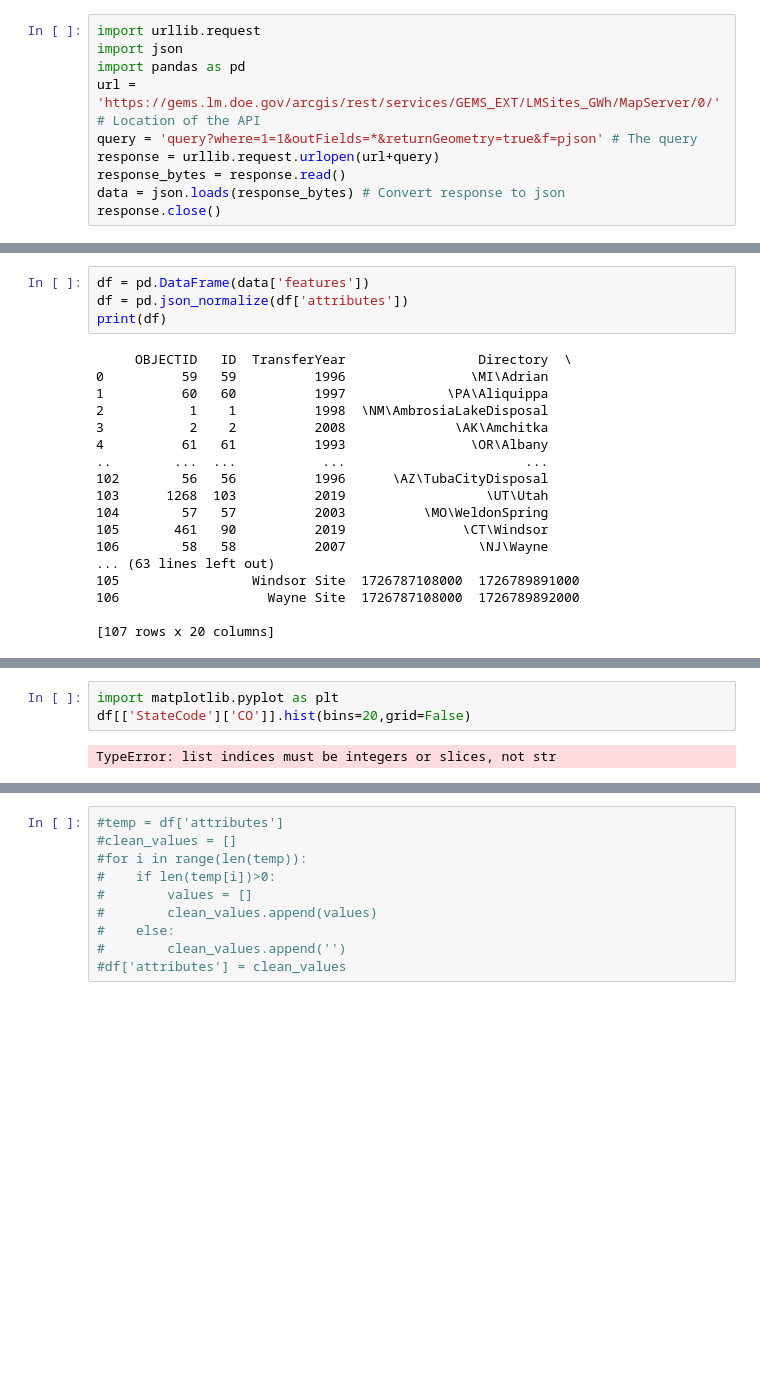
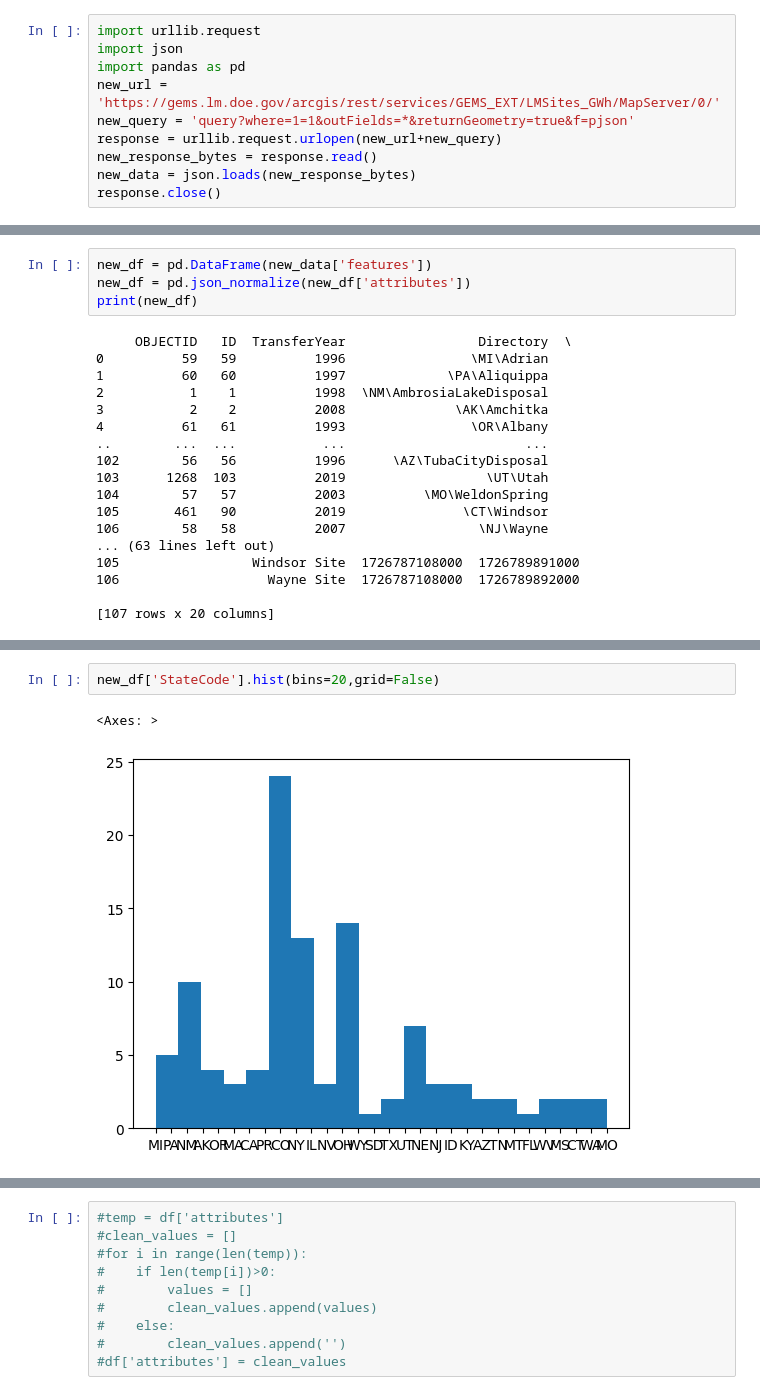
Before and after one commit to gffiveash/Labs, a Jupyter notebook: 01_api_calls/assignment_notebook.ipynb, the cells around one changed output, grey strips where cells are left out. Drawn from its saved outputs; the diff is of its cells as text; blank space fills up the shorter version.

```diff
--- a/01_api_calls/assignment_notebook.ipynb
+++ b/01_api_calls/assignment_notebook.ipynb
@@ -283,10 +283,10 @@ In addition to government data, many commerical apps provide API access to devel
 import urllib.request
 import json
 import pandas as pd
-url = 'https://gems.lm.doe.gov/arcgis/rest/services/GEMS_EXT/LMSites_GWh/MapServer/0/' # Location of the API
-query = 'query?where=1=1&outFields=*&returnGeometry=true&f=pjson' # The query
-response = urllib.request.urlopen(url+query)
-response_bytes = response.read()
-data = json.loads(response_bytes) # Convert response to json
+new_url = 'https://gems.lm.doe.gov/arcgis/rest/services/GEMS_EXT/LMSites_GWh/MapServer/0/'
+new_query = 'query?where=1=1&outFields=*&returnGeometry=true&f=pjson'
+response = urllib.request.urlopen(new_url+new_query)
+new_response_bytes = response.read()
+new_data = json.loads(new_response_bytes)
 response.close()
 # %%
@@ -294,9 +294,9 @@ print(data)
 # %% [output]
 {'displayFieldName': 'Name', 'fieldAliases': {'OBJECTID': 'OBJECTID', 'ID': 'ID', 'TransferYear': 'TransferYear', 'Directory': 'Directory', 'FactSheetUrl': 'FactSheetUrl', 'ZoomLevel': 'ZoomLevel', 'L ...
 # %%
-df = pd.DataFrame(data['features'])
-df = pd.json_normalize(df['attributes'])
-print(df)
+new_df = pd.DataFrame(new_data['features'])
+new_df = pd.json_normalize(new_df['attributes'])
+print(new_df)
 # %% [output]
      OBJECTID   ID  TransferYear                 Directory  \
 0          59   59          1996                \MI\Adrian
@@ -395,5 +385,5 @@ Name: count, dtype: int64
 # %%
-import matplotlib.pyplot as plt
-df[['StateCode']['CO']].hist(bins=20,grid=False)
+new_df['StateCode'].hist(bins=20,grid=False)
 # %% [output]
-TypeError: list indices must be integers or slices, not str
+<Axes: >
+[figure, added]
```
Also changed, not shown: parts of 8 cells of this notebook.
